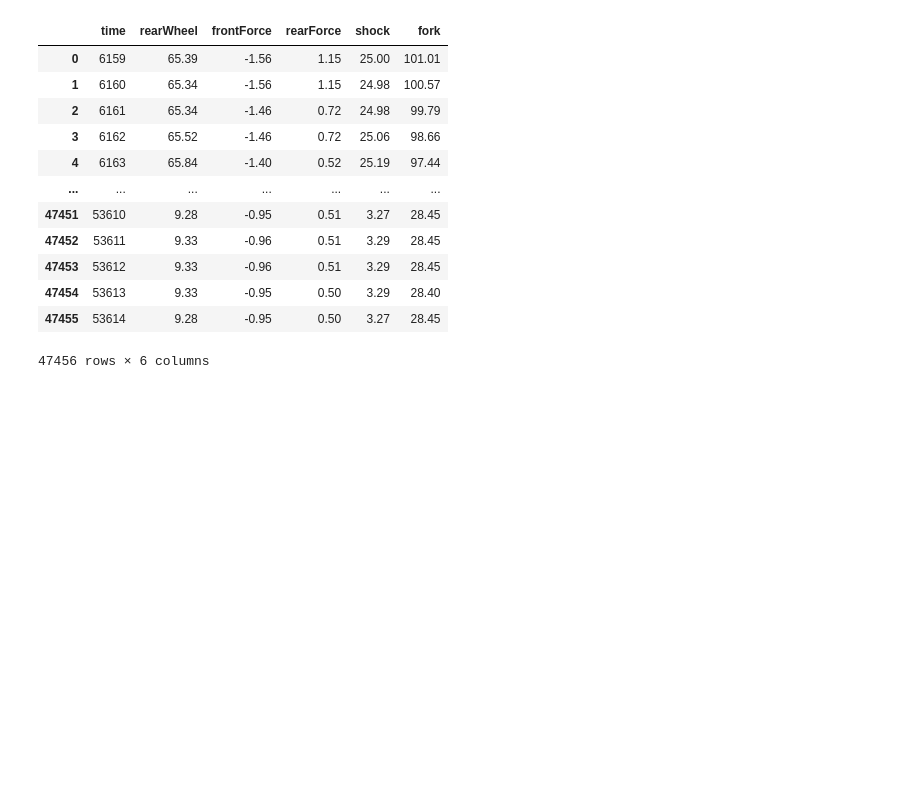
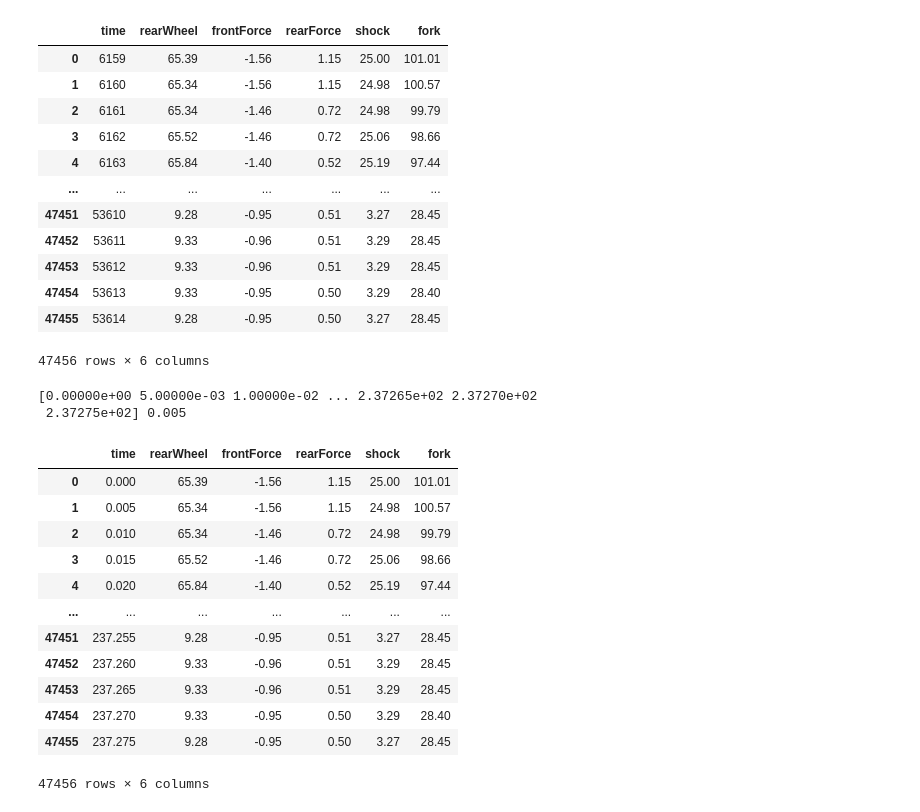
Before and after one commit to jonochurch/DAQ-files, a Jupyter notebook: json_parsing.ipynb, the cells around one changed output. Cells and saved outputs as stored; diff of their text form; code cells hidden in the pictures; blank space fills up the shorter version.

```diff
--- a/json_parsing.ipynb
+++ b/json_parsing.ipynb
@@ -32,3 +71,28 @@ df
 | 47454 | 53613 | 9.33 | -0.95 | 0.50 | 3.29 | 28.40 |
 | 47455 | 53614 | 9.28 | -0.95 | 0.50 | 3.27 | 28.45 |
 47456 rows × 6 columns
+# %%
+size=len(df.index)
+timedata,interval=np.linspace(0,size/200,num=size,retstep=True, endpoint=False)
+print(timedata,interval)
+# %% [output]
+[0.00000e+00 5.00000e-03 1.00000e-02 ... 2.37265e+02 2.37270e+02
+ 2.37275e+02] 0.005
+# %%
+df['time']=timedata
+# %%
+df
+# %% [output]
+|  | time | rearWheel | frontForce | rearForce | shock | fork |
+| 0 | 0.000 | 65.39 | -1.56 | 1.15 | 25.00 | 101.01 |
+| 1 | 0.005 | 65.34 | -1.56 | 1.15 | 24.98 | 100.57 |
+| 2 | 0.010 | 65.34 | -1.46 | 0.72 | 24.98 | 99.79 |
+| 3 | 0.015 | 65.52 | -1.46 | 0.72 | 25.06 | 98.66 |
+| 4 | 0.020 | 65.84 | -1.40 | 0.52 | 25.19 | 97.44 |
+| ... | ... | ... | ... | ... | ... | ... |
+| 47451 | 237.255 | 9.28 | -0.95 | 0.51 | 3.27 | 28.45 |
+| 47452 | 237.260 | 9.33 | -0.96 | 0.51 | 3.29 | 28.45 |
+| 47453 | 237.265 | 9.33 | -0.96 | 0.51 | 3.29 | 28.45 |
+| 47454 | 237.270 | 9.33 | -0.95 | 0.50 | 3.29 | 28.40 |
+| 47455 | 237.275 | 9.28 | -0.95 | 0.50 | 3.27 | 28.45 |
+47456 rows × 6 columns
```
Also changed, not shown: parts of 4 cells of this notebook.
